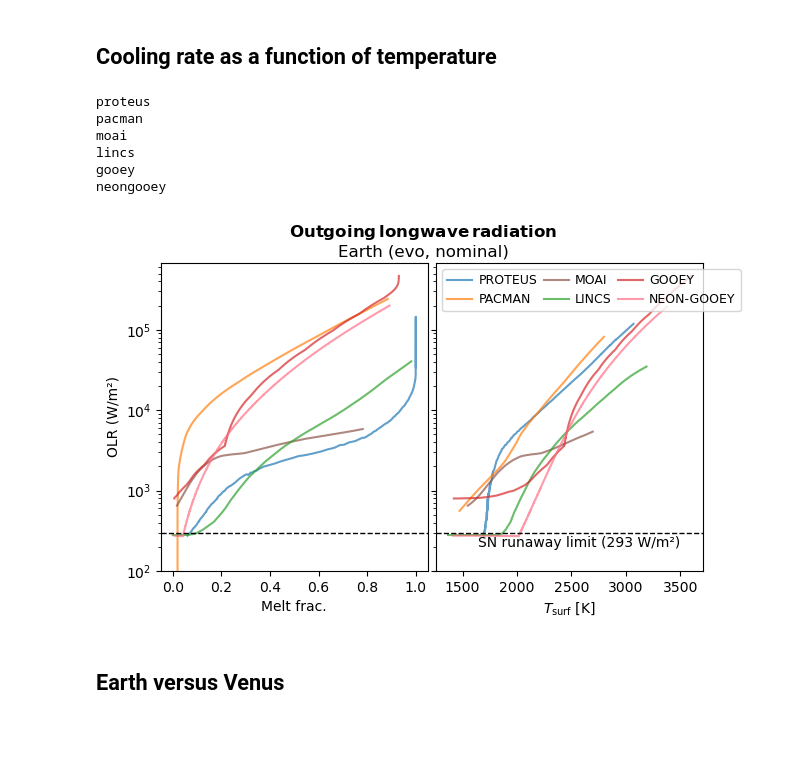
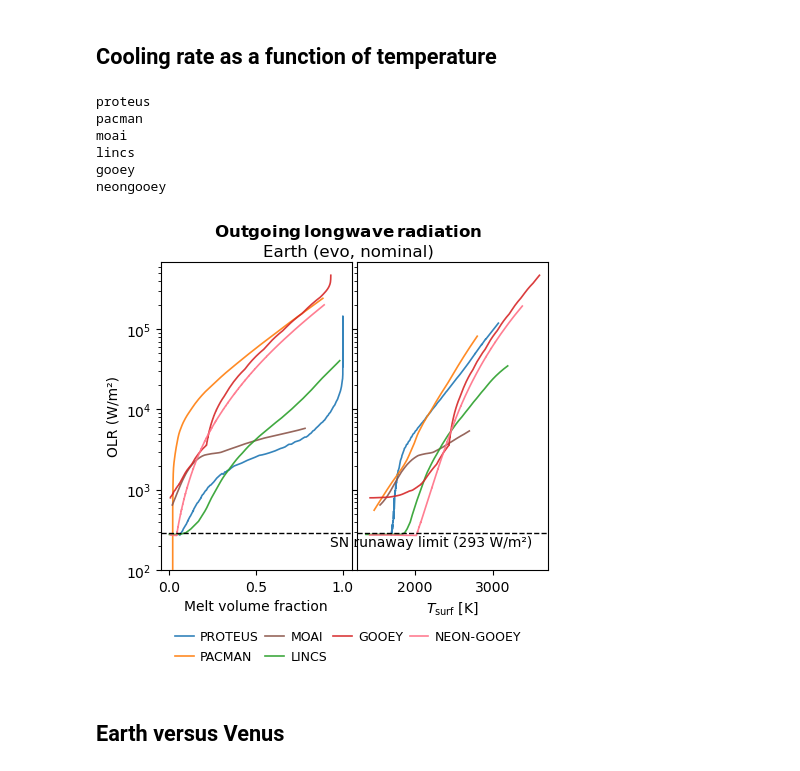
Before and after one commit to lena-noack/chili, a Jupyter notebook: intercomparison/analysis_solarsystem/compare.ipynb, the cells around one changed output. Drawn from its saved outputs; the diff is of its cells as text; code cells hidden in the pictures; blank space fills up the shorter version.

```diff
--- a/intercomparison/analysis_solarsystem/compare.ipynb
+++ b/intercomparison/analysis_solarsystem/compare.ipynb
@@ -1,4 +1,6 @@
 # %%
+import matplotlib as mpl
+
 import numpy as np
 import matplotlib.pyplot as plt
 from adjustText import adjust_text
@@ -11,6 +13,9 @@ from matplotlib.spines import Spine
 from matplotlib.transforms import Affine2D
 
 from util import *
+
+EXT='pdf'
+DPI=400
 # %%
 def _planck(t, eps=1.0):
     sigma = 5.67e-8
@@ -394,65 +409,73 @@ plot_cooling_time(0.1)
 # %% [markdown]
 ## Cooling rate as a function of temperature
 # %%
-fig,axs = plt.subplots(1,2, figsize=(7,4), sharey=True)
-axl, axr = axs
+def plot_olr(planet):
+    fig,axs = plt.subplots(1,2, figsize=(5,4), sharey=True)
+    axl, axr = axs
 
-controls = ["evo", "nominal"]
-xkeys = ["phi(vol_frac)", "T_surf(K)"]
+    controls = ["evo", "nominal"]
+    xkeys = ["phi(vol_frac)", "T_surf(K)"]
 
-for m in models:
-    print(m)
-    d = models_data[m]["earth"]
-    col = get_color(m)
-    lbl = get_label(m)
+    for m in models:
+        print(m)
+        d = models_data[m]["earth"]
+        col = get_color(m)
+        lbl = get_label(m)
 
-    for case in d.keys():
-        if np.all([param in case for param in controls]):
+        for case in d.keys():
+            if np.all([param in case for param in controls]):
 
-            # idx = np.argmin(np.abs(d[case]["phi(vol_frac)"] - phi_compare))
-            row = d[case]#.iloc[idx]
+                # idx = np.argmin(np.abs(d[case]["phi(vol_frac)"] - phi_compare))
+                row = d[case]#.iloc[idx]
 
-            col = get_color(m)
-            al = 0.7
+                col = get_color(m)
+                al = 0.9
+                lw = 1.2
 
-            for (ax,xkey) in zip((axl, axr), xkeys):
-                mask = np.argsort(row[xkey])[::-1][10:]
-                row = row.iloc[mask]
+                for (ax,xkey) in zip((axl, axr), xkeys):
+                    mask = np.argsort(row[xkey])[::-1][10:]
+                    row = row.iloc[mask]
 
-                x = np.array(row[xkey])
-                y = np.array(row["flux_OLR(W/m2)"])#/_planck(row["T_surf(K)"]))
-                ax.plot(x, y, color=col, alpha=al, label=lbl, zorder=4)
+                    x = np.array(row[xkey])
+                    y = np.array(row["flux_OLR(W/m2)"])#/_planck(row["T_surf(K)"]))
+                    ax.plot(x, y, color=col, lw=lw, alpha=al, label=lbl, zorder=4)
 
-# bb_eps = 0.01
-# xx = np.linspace(1500, 3500, 100)
-# ax.plot(xx, _planck(xx)*bb_eps, color="k", ls="--", lw=1, zorder=6)
-# ax.text(3500, _planck(3500)*bb_eps, f"Blackbody with ε = {bb_eps:.2f}", ha='right', va='bottom')
+    # bb_eps = 0.01
+    # xx = np.linspace(1500, 3500, 100)
+    # ax.plot(xx, _planck(xx)*bb_eps, color="k", ls="--", lw=1, zorder=6)
+    # ax.text(3500, _planck(3500)*bb_eps, f"Blackbody with ε = {bb_eps:.2f}", ha='right', va='bottom')
 
-SN_olr = 293.0
-for ax,xkey in zip((axl, axr), xkeys):
-    ax.set_xlabel(get_label(xkey))
-    ax.axhline(y=SN_olr, color="k", ls="--", lw=1, zorder=6)
-axr.text(3500, SN_olr-20, f"SN runaway limit ({SN_olr:.0f} W/m²)", ha='right', va='top')
-axl.set_ylabel(r"OLR (W/m²)")
-axl.set_yscale("log")
-axl.set_ylim(bottom=1e2)
+    SN_olr = 293.0
+    for ax,xkey in zip((axl, axr), xkeys):
+        ax.set_xlabel(get_label(xkey))
+        ax.axhline(y=SN_olr, color="k", ls="--", lw=1, zorder=6)
+    axr.text(3500, SN_olr-20, f"SN runaway limit ({SN_olr:.0f} W/m²)", ha='right', va='top')
+    axl.set_ylabel(r"OLR (W/m²)")
+    axl.set_yscale("log")
+    axl.set_ylim(bottom=1e2)
 
-axr.legend(loc='upper left', bbox_to_anchor=(0, 1), ncols=3, fontsize=9, handletextpad=0.5, columnspacing=0.5, framealpha=0.8)
+    hdls, lbls = axr.get_legend_handles_labels()
+    fig.legend(hdls, lbls, loc='lower center', bbox_to_anchor=(0.5, -0.15),
+               ncols=4, frameon=False,
+               fontsize=9, handletextpad=0.5, columnspacing=0.5, handlelength=1.5)
 
-title = r"$\bf Outgoing\,longwave\,radiation$" + "\n" + get_label(planet) + f" ({', '.join(controls)})"
-fig.suptitle(title)
+    title = r"$\bf Outgoing\,longwave\,radiation$" + "\n" + get_label(planet) + f" ({', '.join(controls)})"
+    fig.suptitle(title)
 
-fig.subplots_adjust(wspace=0.03)
+    fig.subplots_adjust(wspace=0.03)
 
-plt.show()
+    plt.show()
+    fig.savefig(f"out/olr_{planet}.{EXT}", bbox_inches='tight', dpi=DPI)
+
+plot_olr("earth")
 # %% [output]
 proteus
 pacman
 moai
 lincs
 gooey
 neongooey
-[figure, old version]
+[figure, new version]
 # %% [markdown]
 ## Earth versus Venus
 # %%
```
Also changed, not shown: parts of 7 cells of this notebook, 1 other file.
